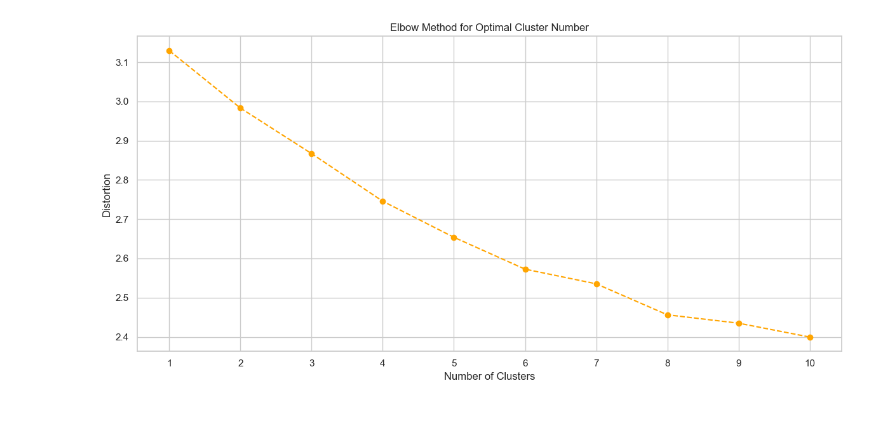
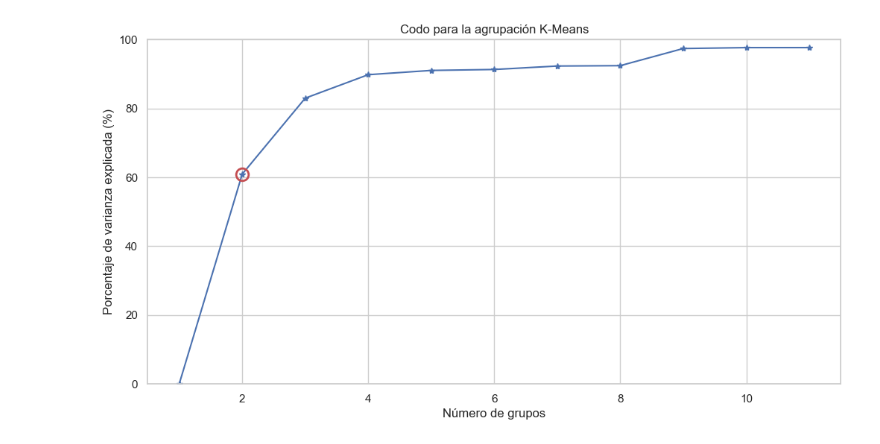
Before and after one commit to zapata-git/Tasas-de-suicidio-de-1985-a-2016, a Jupyter notebook: 2 Modelos de clasificación.ipynb, the cells around one changed output. Drawn from its saved outputs; the diff is of its cells as text; code cells hidden in the pictures; blank space fills up the shorter version.

Commit message:
Update eldow graph

```diff
--- a/2 Modelos de clasificación.ipynb
+++ b/2 Modelos de clasificación.ipynb
@@ -9,15 +9,16 @@ from sklearn.preprocessing import StandardScaler
 import matplotlib.pyplot as plt
 from scipy.spatial.distance import cdist, pdist
 import seaborn as sns
+from scipy.cluster.vq import kmeans
 
 warnings.filterwarnings("ignore")
 pd.set_option("display.max_colwidth", None)
 
-# Load dataset
+# Cargar el dataset
 data = pd.read_csv("./data/master_procesado.csv", sep=";", encoding="utf-8")
 data_copy = data.copy()
 
-# Define clustering features and convert non-categorical values
+# Defineicion de variables
 clustering_features = [
     "country",
     "year",
@@ -31,31 +32,54 @@ clustering_features = [
     "generation",
     "suicides/100k pop",
 ]
-
+# Transformar las variables categoricas a numericas
 for feature in clustering_features:
     if data[feature].dtype == "object":
         data[feature] = data[feature].astype("category").cat.codes
 
+# Grafico de correlacion de variables para número óptimo de clusters
+X = data[clustering_features]
+X = X.astype('float64')
 
-# Standardize features
-scaler = StandardScaler()
-scaled_features = scaler.fit_transform(data[clustering_features])
+K_MAX = 11
+KK = range(1, K_MAX + 1)
 
-# Elbow method to determine the optimal number of clusters
-distortions = []
-for i in range(1, 11):
-    kmeans = KMeans(n_clusters=i, init='random', random_state=0)
-    kmeans.fit(scaled_features)
-    distortions.append(sum(np.min(cdist(scaled_features, kmeans.cluster_centers_, 'euclidean'), axis=1)) / scaled_features.shape[0])
+KM = [kmeans(X, k) for k in KK]
+centroids = [cent for (cent, var) in KM]
+D_k = [cdist(X, cent, 'euclidean') for cent in centroids]
+cIdx = [np.argmin(D, axis=1) for D in D_k]
+dist = [np.min(D, axis=1) for D in D_k]
 
-# Plotting the elbow method
-plt.figure(figsize=(12, 6))
-sns.set(style='whitegrid')
-plt.plot(range(1, 11), distortions, marker='o', linestyle='--', color='orange')
-plt.title('Elbow Method for Optimal Cluster Number')
-plt.xlabel('Number of Clusters')
-plt.ylabel('Distortion')
-plt.xticks(np.arange(1, 11, 1))
-plt.tight_layout()
+tot_withinss = [sum(d**2) for d in dist]
+totss = sum(pdist(X)**2) / X.shape[0]
+betweenss = totss - tot_withinss
+
+# Crear un DataFrame con los resultados
+resultados_df = pd.DataFrame({
+    "Número de grupos": list(KK),
+    "WCSS (Suma total de cuadrados dentro del grupo)": tot_withinss,
+    "BCSS (Suma total de cuadrados entre grupos)": betweenss,
+    "TSS (Suma total de cuadrados)": [totss] * K_MAX,  # Corregido
+    "Porcentaje de varianza explicada": [betweenss[k] / totss * 100 for k in range(K_MAX)]
+})
+
+# Mostrar el DataFrame con los resultados
+display(resultados_df)
+
+# Plots
+kIdx = 1  # K=10
+mrk = 'os^p<dvh8>+x.'
+
+# Curva del codo
+fig = plt.figure(figsize=(12, 6))
+ax = fig.add_subplot(111)
+ax.plot(KK, betweenss / totss * 100, 'b*-')
+ax.plot(KK[kIdx], betweenss[kIdx] / totss * 100, marker='o', markersize=12,
+        markeredgewidth=2, markeredgecolor='r', markerfacecolor='None')
+ax.set_ylim((0, 100))
+plt.grid(True)
+plt.xlabel('Número de grupos')
+plt.ylabel('Porcentaje de varianza explicada (%)')
+plt.title('Codo para la agrupación K-Means')
 plt.show()
 # %% [output]
@@ -62,4 +98,4 @@ plt.show()
-[figure, old version]
+[figure, new version]
 # %%
 # Search for hyperparameters for KMeans
 param_grid = {
```
Also changed, not shown: parts of 4 cells of this notebook.
